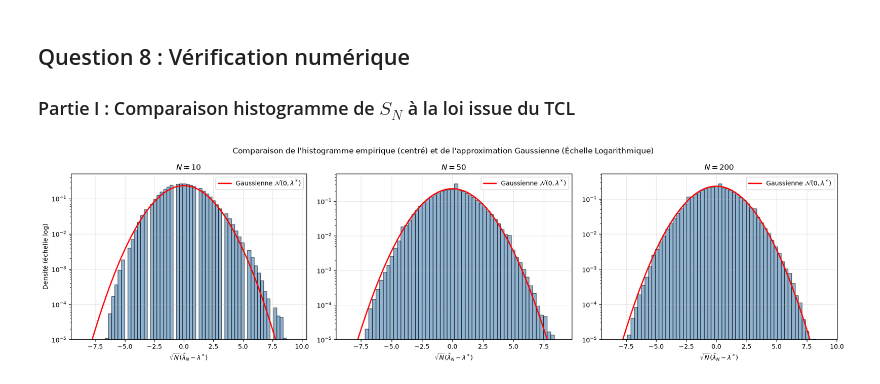
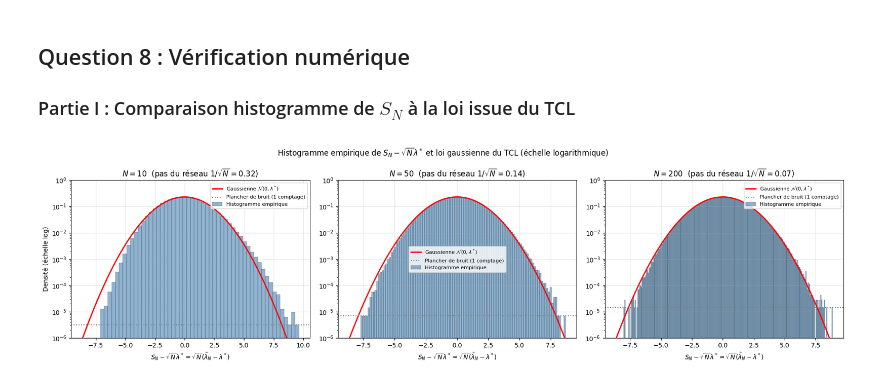
Before and after one commit to Brieucjub/homework1, a Jupyter notebook: homework1_exo2.ipynb, the cells around one changed output. Drawn from its saved outputs; the diff is of its cells as text; code cells hidden in the pictures.

```diff
--- a/homework1_exo2.ipynb
+++ b/homework1_exo2.ipynb
@@ -380,44 +380,44 @@ plt.show()
 ### Partie I : Comparaison histogramme de $S_N$ à la loi issue du TCL
 # %%
 valeurs_N_tcl = [10, 50, 200]
-M_experiences = 1000000  # 1 million d'expériences pour observer les queues de distribution
+M_experiences = 1_000_000  # 1 million d'expériences pour observer les queues de distribution
 
 fig, axes = plt.subplots(1, 3, figsize=(18, 5))
-fig.suptitle("Comparaison de l'histogramme empirique (centré) et de l'approximation Gaussienne (Échelle Logarithmique)")
+fig.suptitle("Histogramme empirique de $S_N - \\sqrt{N}\\lambda^*$ et loi gaussienne du TCL (échelle logarithmique)")
 
 for i, N in enumerate(valeurs_N_tcl):
-    # Simulation
-    echantillons = np.random.poisson(lambda_star, (M_experiences, N))
-    lambda_chapeau = np.mean(echantillons, axis=1)
+    K = np.random.poisson(N * lambda_star, M_experiences)
+    comptes = np.bincount(K)
+    k = np.arange(len(comptes))
+    masque = comptes > 0
+    pas = 1.0 / np.sqrt(N)
+    x_reseau = (k[masque] - N * lambda_star) / np.sqrt(N)
+    densite = comptes[masque] / M_experiences / pas
 
-    # Transformation : calcul de la variable centrée S_N - sqrt(N)*lambda*
-    S_N_centre = np.sqrt(N) * (lambda_chapeau - lambda_star)
 
-    # Paramètres de la loi normale limite N(0, lambda*)
-    mu = 0
+    axes[i].bar(x_reseau, densite, width=pas, alpha=0.6, color='steelblue',
+                edgecolor='black', linewidth=0.3, label="Histogramme empirique")
+
+    # Loi normale limite N(0, lambda*)
     sigma = np.sqrt(lambda_star)
-
-    # Tracé de l'histogramme de la variable centrée
-    axes[i].hist(S_N_centre, bins=60, density=True, alpha=0.6, color='steelblue', edgecolor='black')
-
-    # Tracé de la loi Gaussienne correspondante
-    x = np.linspace(mu - 5*sigma, mu + 5*sigma, 1000)
-    y_gauss = (1 / (sigma * np.sqrt(2 * np.pi))) * np.exp(-0.5 * ((x - mu) / sigma)**2)
+    x = np.linspace(-5 * sigma, 5 * sigma, 1000)
+    y_gauss = np.exp(-0.5 * (x / sigma) ** 2) / (sigma * np.sqrt(2 * np.pi))
     axes[i].plot(x, y_gauss, color='red', linewidth=2, label=r"Gaussienne $\mathcal{N}(0, \lambda^*)$")
 
-    # Application de l'échelle logarithmique pour analyser les queues de distribution
+
+    axes[i].axhline(1.0 / (M_experiences * pas), color='grey', linestyle=':',
+                    label="Plancher de bruit (1 comptage)")
+
     axes[i].set_yscale('log')
-    # Limite inférieure de l'axe y pour éviter le bruit de fond
-    axes[i].set_ylim(bottom=1e-5)
-
-    axes[i].set_title(r"$N = {}$".format(N))
-    axes[i].set_xlabel(r"$\sqrt{N}(\hat{\lambda}_{N} - \lambda^*)$")
+    axes[i].set_ylim(bottom=1e-6, top=1)
+    axes[i].set_title(r"$N = {}$  (pas du réseau $1/\sqrt{{N}} = {:.2f}$)".format(N, pas))
+    axes[i].set_xlabel(r"$S_N - \sqrt{N}\lambda^* = \sqrt{N}(\hat{\lambda}_{N} - \lambda^*)$")
     if i == 0:
         axes[i].set_ylabel("Densité (échelle log)")
-    axes[i].legend()
+    axes[i].legend(fontsize=8)
     axes[i].grid(True, alpha=0.3)
 
 plt.tight_layout()
 plt.show()
 # %% [output]
-[figure, old version]
+[figure, new version]
```
Also changed, not shown: parts of 16 cells of this notebook.
